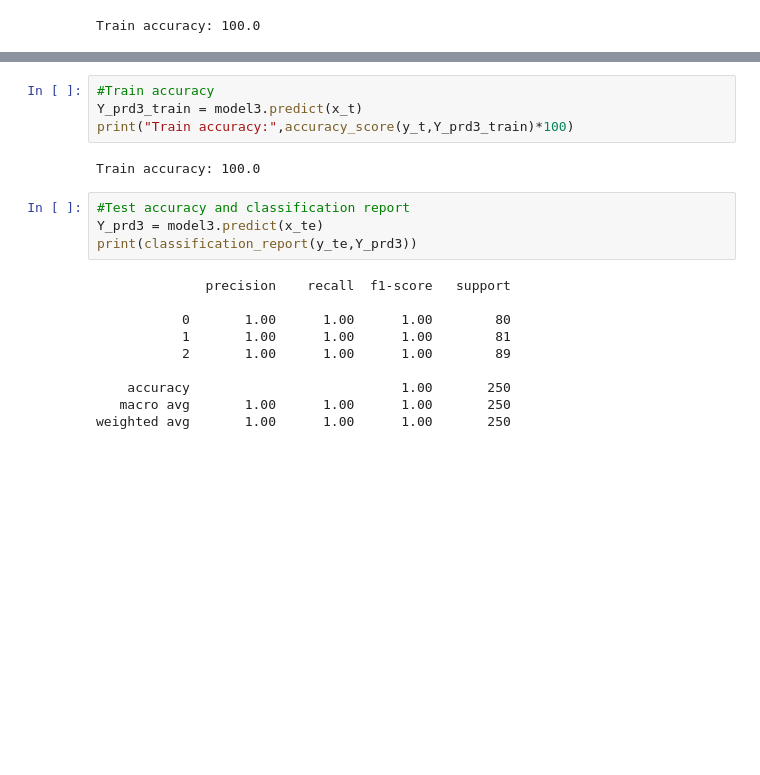
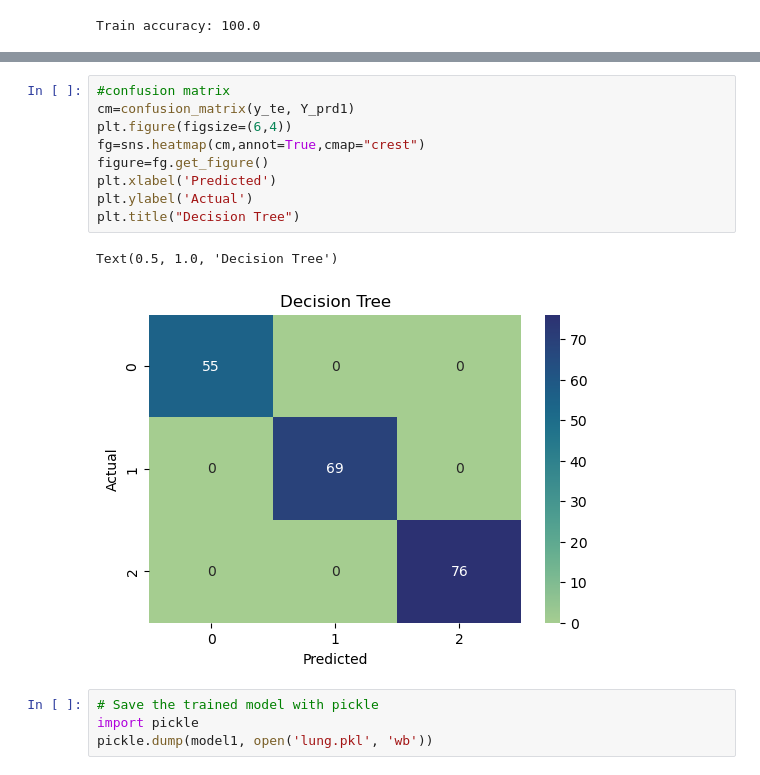
Before and after one commit to tasinawdri/Multiple-Disease-Prediction-Webapp, a Jupyter notebook: ModelsDevelopment/LungCancerPrediction/lung-cancer-prediction.ipynb, the cells around one changed output, grey strips where cells are left out. Saved outputs shown, nothing was run; the diff lists cells and outputs as text; blank space fills up the shorter version.

```diff
--- a/ModelsDevelopment/LungCancerPrediction/lung-cancer-prediction.ipynb
+++ b/ModelsDevelopment/LungCancerPrediction/lung-cancer-prediction.ipynb
@@ -263,20 +269,16 @@ RandomForestClassifier()
-# %%
-#Train accuracy
-Y_prd3_train = model3.predict(x_t)
-print("Train accuracy:",accuracy_score(y_t,Y_prd3_train)*100)
-# %% [output]
-Train accuracy: 100.0
-# %%
-#Test accuracy and classification report
-Y_prd3 = model3.predict(x_te)
-print(classification_report(y_te,Y_prd3))
-# %% [output]
-              precision    recall  f1-score   support
-
-           0       1.00      1.00      1.00        80
-           1       1.00      1.00      1.00        81
-           2       1.00      1.00      1.00        89
-
-    accuracy                           1.00       250
-   macro avg       1.00      1.00      1.00       250
-weighted avg       1.00      1.00      1.00       250
+# %%
+#confusion matrix
+cm=confusion_matrix(y_te, Y_prd1)
+plt.figure(figsize=(6,4))
+fg=sns.heatmap(cm,annot=True,cmap="crest")
+figure=fg.get_figure()
+plt.xlabel('Predicted')
+plt.ylabel('Actual')
+plt.title("Decision Tree")
+# %% [output]
+Text(0.5, 1.0, 'Decision Tree')
+[figure, added]
+# %%
+# Save the trained model with pickle
+import pickle
+pickle.dump(model1, open('lung.pkl', 'wb'))
```
Also changed, not shown: parts of 20 cells of this notebook, 11 other files.
